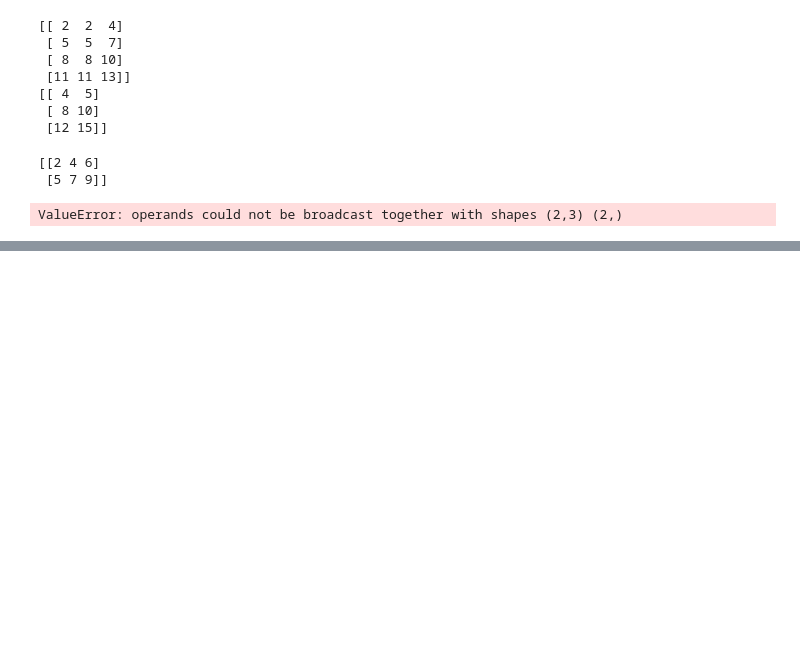
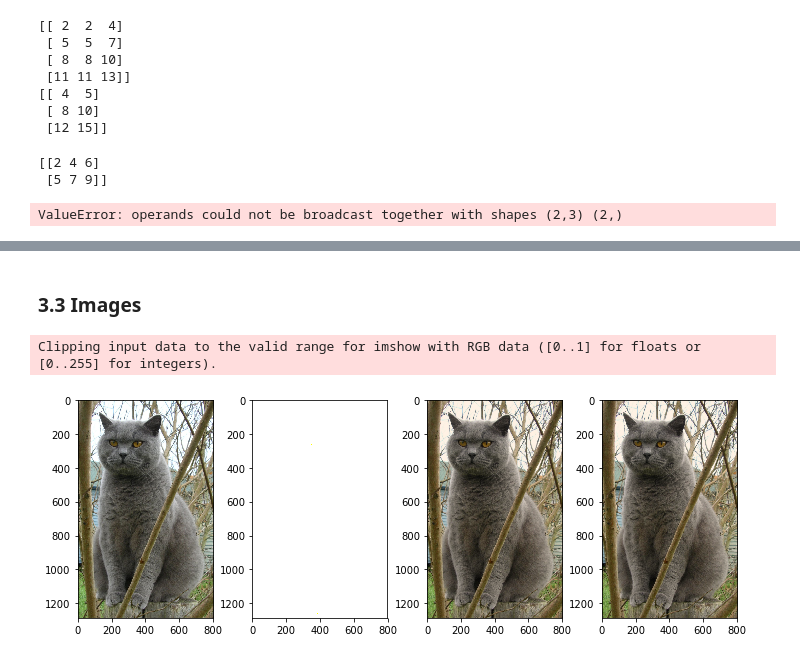
Before and after one commit to bricksaver/KPUworkshop, a Jupyter notebook: HelloWorld.ipynb, the cells around one changed output, grey strips where cells are left out. Cells and saved outputs as stored; diff of their text form; code cells hidden in the pictures; blank space fills up the shorter version.

```diff
--- a/HelloWorld.ipynb
+++ b/HelloWorld.ipynb
@@ -291,0 +346,27 @@ ValueError: operands could not be broadcast together with shapes (2,3) (2,)
+# %% [markdown]
+### 3.3 Images
+# %%
+# 27.
+import numpy as np
+import imageio
+import matplotlib.pyplot as plt
+
+img = imageio.imread('assets/cat.jpg')
+img_tinted = img * [1, 0.95, 0.9]
+
+# Show the original image. Note that img has type uint8. In this case, imshow
+# expects black to be [0, 0, 0] and white to be [255, 255, 255].
+fig, axes = plt.subplots(ncols=4, figsize=(12,4))
+axes[0].imshow(img)
+
+# Show the tinted image. Note that img_tinted has type float64. Now imshow
+# expects black to be [0, 0, 0] and white to be [1, 1, 1]. Compare and
+# interpret the three following solutions
+axes[1].imshow(img_tinted)
+axes[2].imshow(np.uint8(img_tinted))
+axes[3].imshow(img_tinted / 255)
+
+fig.show()
+# %% [output]
+Clipping input data to the valid range for imshow with RGB data ([0..1] for floats or [0..255] for integers).
+[figure, added]
```
Also changed, not shown: parts of 7 cells of this notebook.
